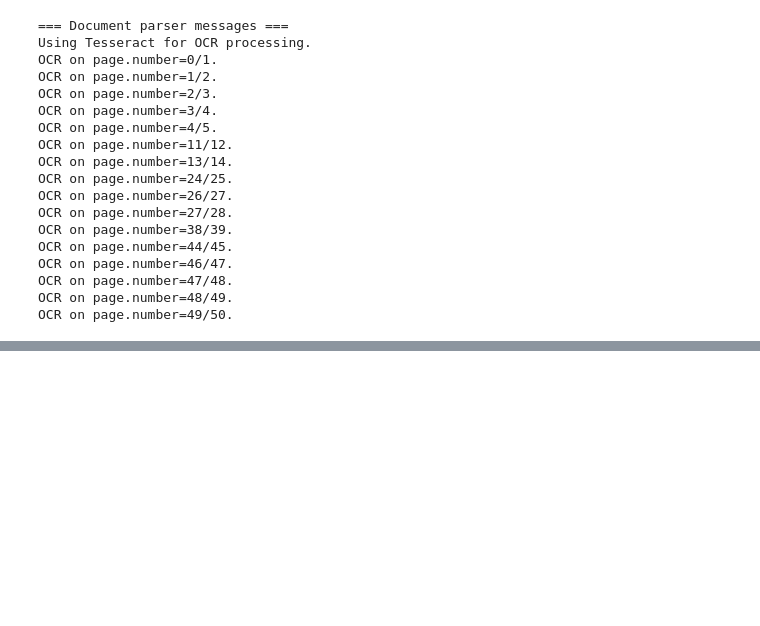
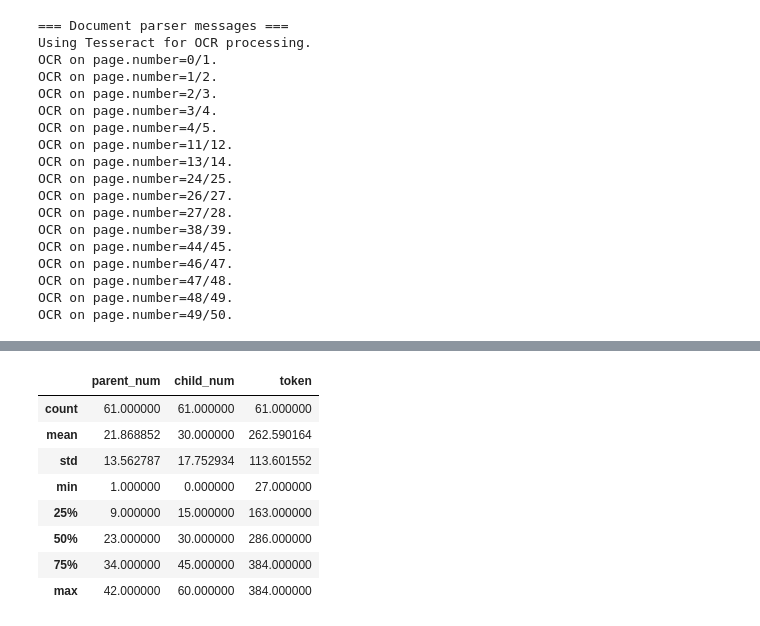
Before and after one commit to ArchitPandey/RAG_Pipeline, a Jupyter notebook: rag_pipeline.ipynb, the cells around one changed output, grey strips where cells are left out. Drawn from its saved outputs; the diff is of its cells as text; code cells hidden in the pictures; blank space fills up the shorter version.

```diff
--- a/rag_pipeline.ipynb
+++ b/rag_pipeline.ipynb
@@ -105,0 +136,51 @@ df
+# %%
+def fixed_len_chunker(txt, chunk_len, overlap):
+  idx: int = 0
+  c = []
+  while ( (idx+chunk_len) < len(txt)):
+    #print(f"idx = {idx} chunk_len = {chunk_len}")
+    c.append( txt[idx: idx+chunk_len])
+    idx += chunk_len - overlap
+  c.append(txt[idx:])
+  return c
+
+def child_chunk_obj(chunk_list, parent_num, child_chunk_st_idx):
+  child_chunks_list = []
+  ctr: int = 0
+  for ch in chunk_list:
+    dict_element = {
+        "parent_num": parent_num,
+        "child_num": child_chunk_st_idx + ctr,
+        "content": ch,
+        "token": len(ch) //4
+    }
+    child_chunks_list.append(dict_element)
+    ctr +=1
+  return child_chunks_list
+
+def generate_child_chunks(parent_chunks_dict):
+  child_chunks_dict: list[dict] = []
+  child_chunk_idx: int = 0
+  for parent_chunk in parent_chunks_dict:
+    if parent_chunk["token"] > 384:
+      fixed_len_chunks = fixed_len_chunker(parent_chunk["content"], 384*4, 50)
+      child_chunks_dict.extend( child_chunk_obj ( fixed_len_chunks, parent_chunk["num"], child_chunk_idx ) )
+      child_chunk_idx += len(fixed_len_chunks)
+    else:
+      child_chunks_dict.extend( child_chunk_obj([parent_chunk["content"]], parent_chunk["num"], child_chunk_idx)  )
+      child_chunk_idx += 1
+  return child_chunks_dict
+
+
+
+cc_dict = generate_child_chunks(chunks_dict)
+# %% [output]
+|  | parent_num | child_num | token |
+| count | 61.000000 | 61.000000 | 61.000000 |
+| mean | 21.868852 | 30.000000 | 262.590164 |
+| std | 13.562787 | 17.752934 | 113.601552 |
+| min | 1.000000 | 0.000000 | 27.000000 |
+| 25% | 9.000000 | 15.000000 | 163.000000 |
+| 50% | 23.000000 | 30.000000 | 286.000000 |
+| 75% | 34.000000 | 45.000000 | 384.000000 |
+| max | 42.000000 | 60.000000 | 384.000000 |
```
Also changed, not shown: parts of 3 cells of this notebook.
